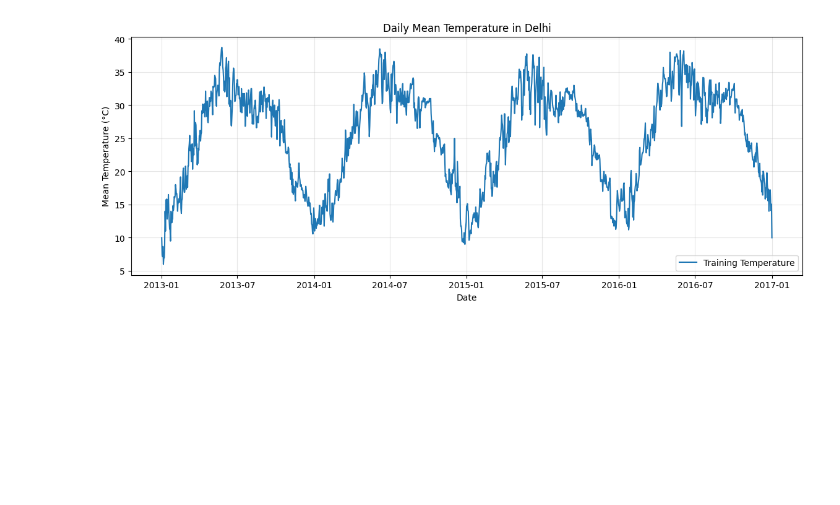
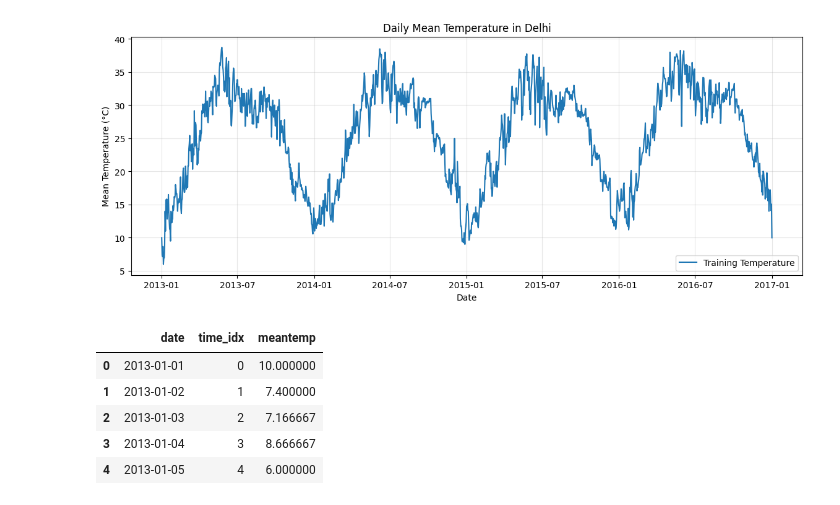
Before and after one commit to Ansarss/Ai_learning_experiments, a Jupyter notebook: daily_mean_temperature_with_a_Gaussian_Process.ipynb, the cells around one changed output. Cells and saved outputs as stored; diff of their text form; code cells hidden in the pictures; blank space fills up the shorter version.

```diff
--- a/daily_mean_temperature_with_a_Gaussian_Process.ipynb
+++ b/daily_mean_temperature_with_a_Gaussian_Process.ipynb
@@ -124,3 +124,19 @@ plt.grid(alpha=0.3)
 plt.show()
 # %% [output]
 [figure]
+# %%
+# Reference date
+start_date = train_df["date"].min()
+
+# Convert dates to number of days since the start
+train_df["time_idx"] = (train_df["date"] - start_date).dt.days
+test_df["time_idx"] = (test_df["date"] - start_date).dt.days
+
+train_df[["date", "time_idx", "meantemp"]].head()
+# %% [output]
+|  | date | time_idx | meantemp |
+| 0 | 2013-01-01 | 0 | 10.000000 |
+| 1 | 2013-01-02 | 1 | 7.400000 |
+| 2 | 2013-01-03 | 2 | 7.166667 |
+| 3 | 2013-01-04 | 3 | 8.666667 |
+| 4 | 2013-01-05 | 4 | 6.000000 |
```
Also changed, not shown: parts of 6 cells of this notebook.
